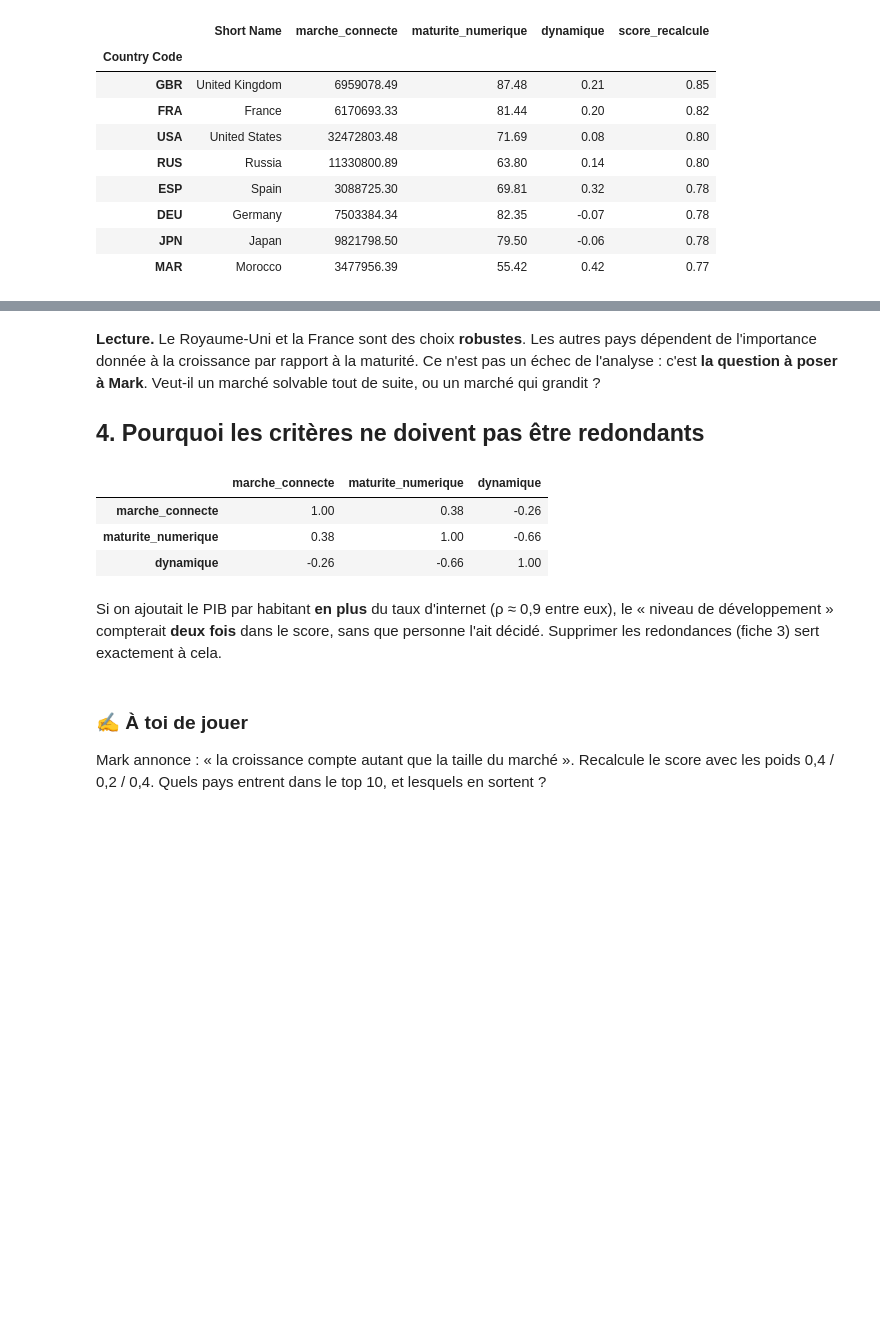
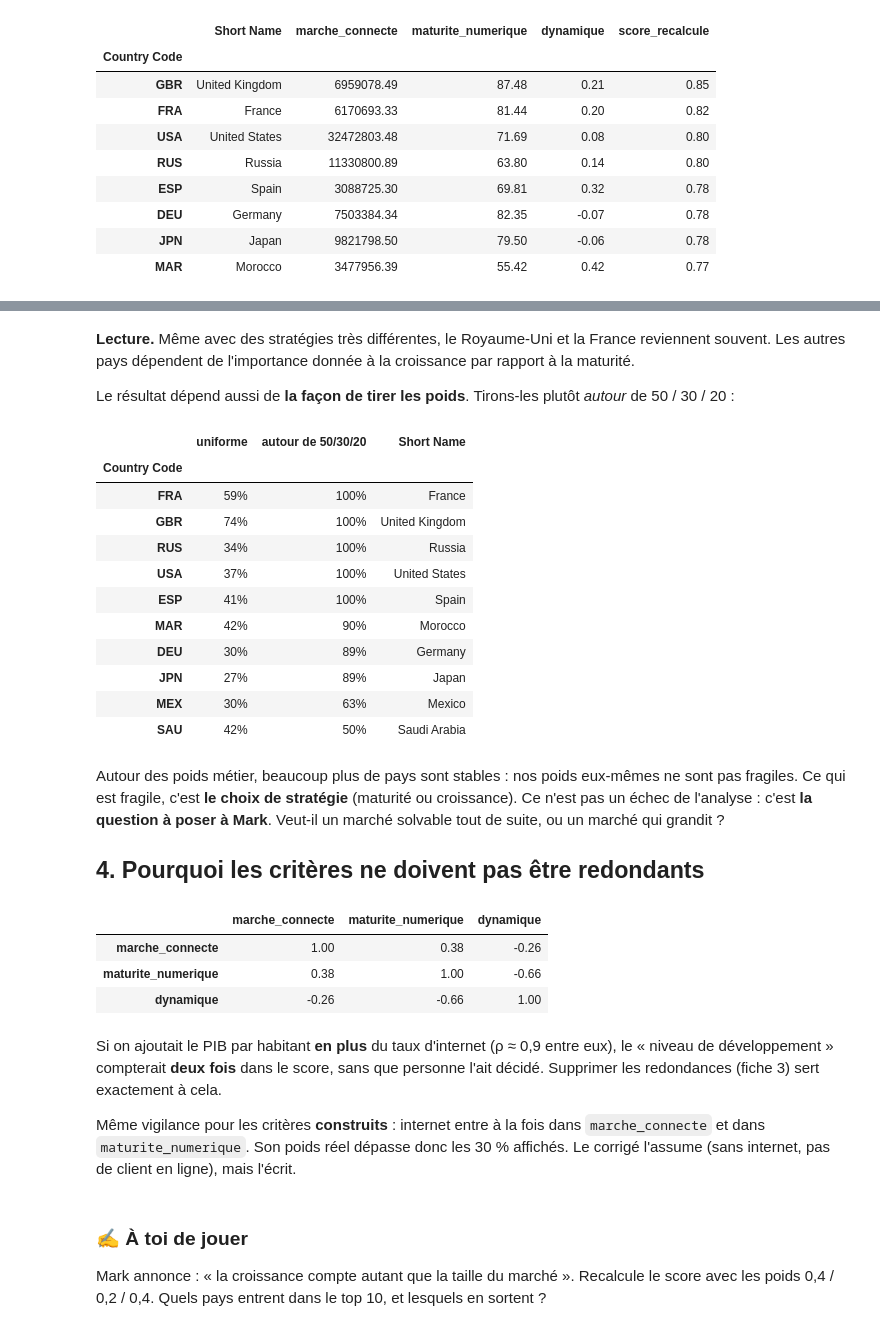
Before and after one commit to gwils28/Mentoring_OC, a Jupyter notebook: Data-Engineer/P01-analyse-systemes-educatifs/pedagogie/05_scorer_des_pays.ipynb, the cells around one changed output, grey strips where cells are left out. Drawn from its saved outputs; the diff is of its cells as text; code cells hidden in the pictures; blank space fills up the shorter version.

```diff
--- a/Data-Engineer/P01-analyse-systemes-educatifs/pedagogie/05_scorer_des_pays.ipynb
+++ b/Data-Engineer/P01-analyse-systemes-educatifs/pedagogie/05_scorer_des_pays.ipynb
@@ -112,7 +153,29 @@ plt.show()
+# %% [markdown]
+**Lecture.** Même avec des stratégies très différentes, le Royaume-Uni et la France reviennent souvent. Les autres
+pays dépendent de l'importance donnée à la croissance par rapport à la maturité.
+
+Le résultat dépend aussi de **la façon de tirer les poids**. Tirons-les plutôt *autour* de 50 / 30 / 20 :
+# %%
+autour = weight_sensitivity(criteres, list(poids), n_draws=1000, top=10, seed=42, center=poids, concentration=100)
+pd.DataFrame({"uniforme": frequence, "autour de 50/30/20": autour}).join(classement["Short Name"]) \
+    .sort_values("autour de 50/30/20", ascending=False).head(10).style.format("{:.0%}", subset=["uniforme", "autour de 50/30/20"])
+# %% [output]
+|  | uniforme | autour de 50/30/20 | Short Name |
+| Country Code |  |  |  |
+| FRA | 59% | 100% | France |
+| GBR | 74% | 100% | United Kingdom |
+| RUS | 34% | 100% | Russia |
+| USA | 37% | 100% | United States |
+| ESP | 41% | 100% | Spain |
+| MAR | 42% | 90% | Morocco |
+| DEU | 30% | 89% | Germany |
+| JPN | 27% | 89% | Japan |
+| MEX | 30% | 63% | Mexico |
+| SAU | 42% | 50% | Saudi Arabia |
 # %% [markdown]
-**Lecture.** Le Royaume-Uni et la France sont des choix **robustes**. Les autres pays dépendent de l'importance
-donnée à la croissance par rapport à la maturité. Ce n'est pas un échec de l'analyse : c'est **la question à poser
-à Mark**. Veut-il un marché solvable tout de suite, ou un marché qui grandit ?
+Autour des poids métier, beaucoup plus de pays sont stables : nos poids eux-mêmes ne sont pas fragiles. Ce qui est
+fragile, c'est **le choix de stratégie** (maturité ou croissance). Ce n'est pas un échec de l'analyse : c'est **la
+question à poser à Mark**. Veut-il un marché solvable tout de suite, ou un marché qui grandit ?
 
 ## 4. Pourquoi les critères ne doivent pas être redondants
 # %%
@@ -126,6 +189,10 @@ criteres.corr(method="spearman").round(2)
 Si on ajoutait le PIB par habitant **en plus** du taux d'internet (ρ ≈ 0,9 entre eux), le « niveau de
 développement » compterait **deux fois** dans le score, sans que personne l'ait décidé. Supprimer les redondances
 (fiche 3) sert exactement à cela.
+
+Même vigilance pour les critères **construits** : internet entre à la fois dans `marche_connecte` et dans
+`maturite_numerique`. Son poids réel dépasse donc les 30 % affichés. Le corrigé l'assume (sans internet, pas de
+client en ligne), mais l'écrit.
 # %% [markdown]
 ### ✍️ À toi de jouer
 
```
Also changed, not shown: parts of 9 cells of this notebook, 9 other files.
